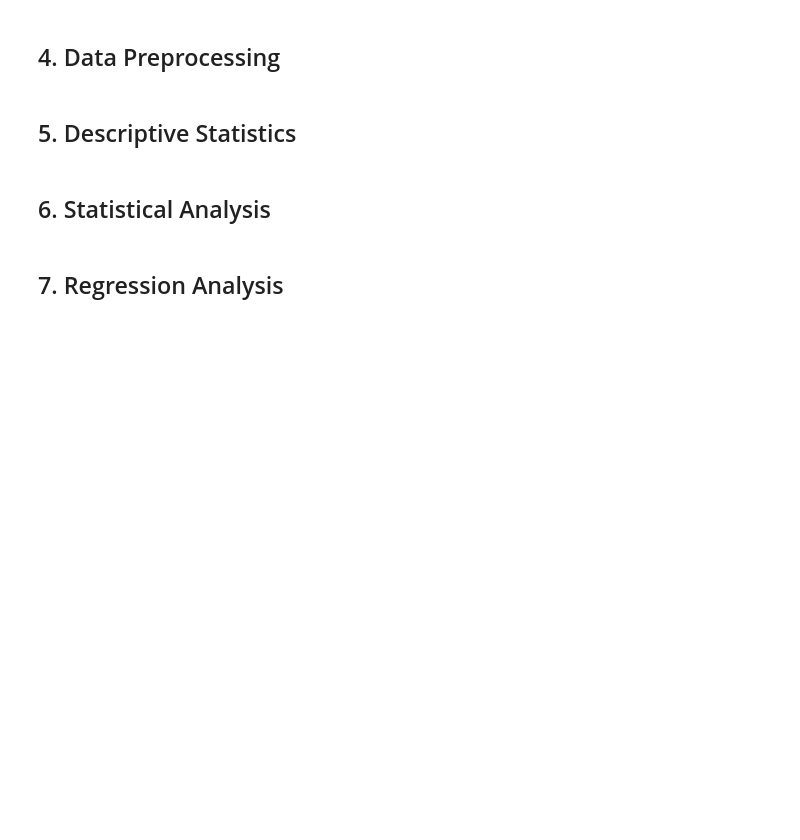
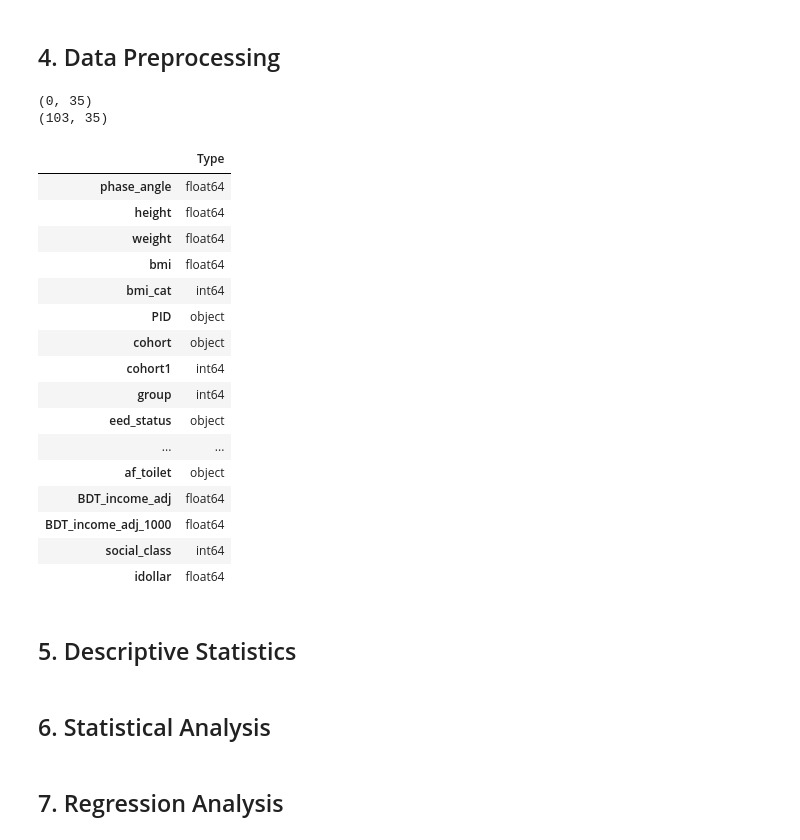
Before and after one commit to SabrinaMannan/bia-phase-angle-analysis, a Jupyter notebook: notebooks/BIA_phase_angle.ipynb, the cells around one changed output. Drawn from its saved outputs; the diff is of its cells as text; code cells hidden in the pictures; blank space fills up the shorter version.

```diff
--- a/notebooks/BIA_phase_angle.ipynb
+++ b/notebooks/BIA_phase_angle.ipynb
@@ -113,5 +97,47 @@ dtype: int64
 # %% [markdown]
 ## 4. Data Preprocessing
+# %%
+
+phase_angle_non_pregnant = (
+    phase_angle[
+        phase_angle["cohort"] == "Non-pregnant"
+    ]
+    .copy()
+)
+
+phase_angle_pregnant = (
+    phase_angle[
+        phase_angle["cohort"] == "Pregnant"
+    ]
+    .copy()
+)
+
+print(phase_angle_non_pregnant.shape)
+print(phase_angle_pregnant.shape)
+
+# data dictionary
+
+phase_angle.dtypes.to_frame("Type")
+# %% [output]
+(0, 35)
+(103, 35)
+|  | Type |
+| phase_angle | float64 |
+| height | float64 |
+| weight | float64 |
+| bmi | float64 |
+| bmi_cat | int64 |
+| PID | object |
+| cohort | object |
+| cohort1 | int64 |
+| group | int64 |
+| eed_status | object |
+| ... | ... |
+| af_toilet | object |
+| BDT_income_adj | float64 |
+| BDT_income_adj_1000 | float64 |
+| social_class | int64 |
+| idollar | float64 |
 # %% [markdown]
 ## 5. Descriptive Statistics
 # %% [markdown]
```
Also changed, not shown: parts of 8 cells of this notebook.
